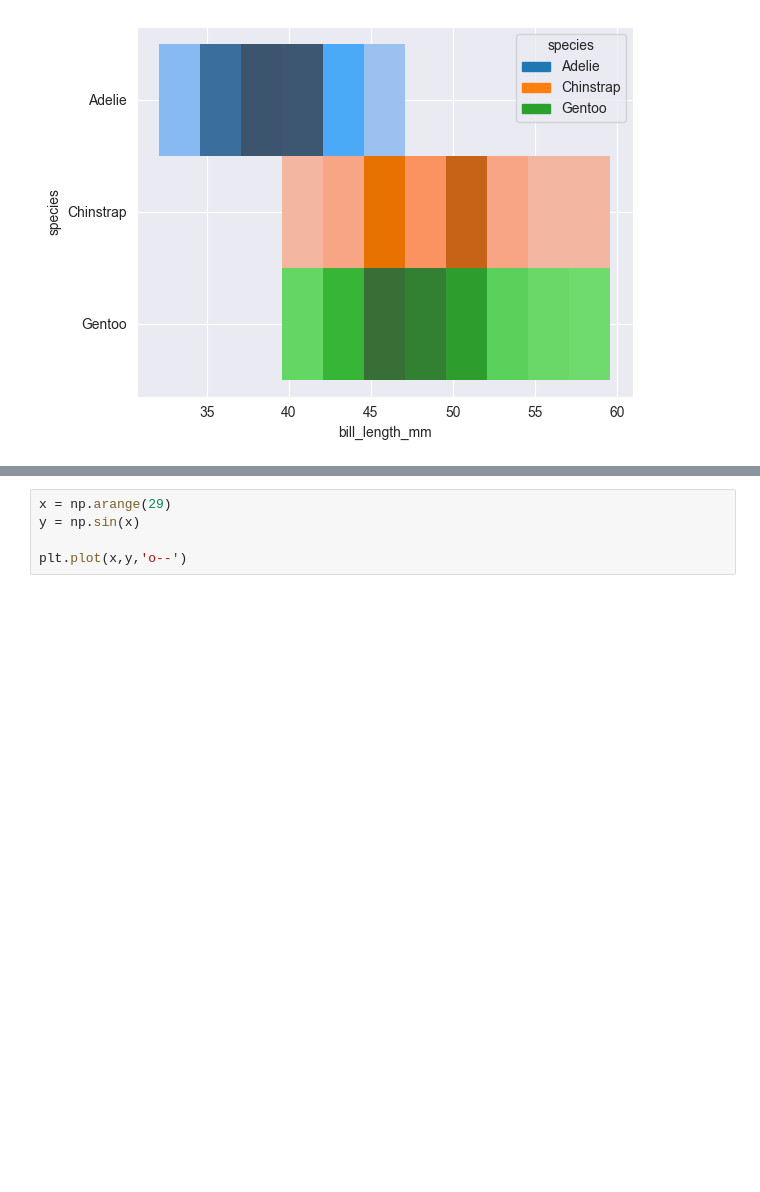
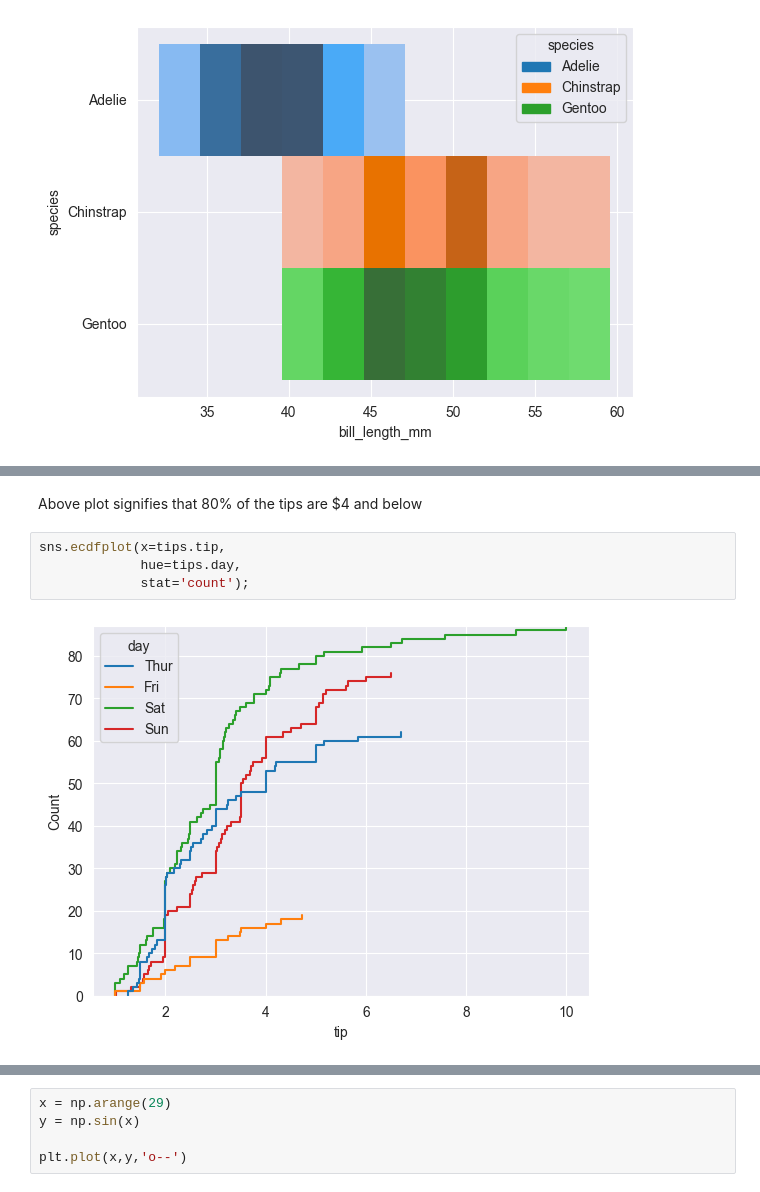
Before and after one commit to daaanishhh002/Graphing-with-Python, a Jupyter notebook: graphing.ipynb, the cells around one changed output, grey strips where cells are left out. Saved outputs shown, nothing was run; the diff lists cells and outputs as text; blank space fills up the shorter version.

```diff
--- a/graphing.ipynb
+++ b/graphing.ipynb
@@ -200,0 +223,8 @@ sns.histplot(x=penguins.bill_length_mm,y=penguins.species,
+# %% [markdown]
+Above plot signifies that 80% of the tips are $4 and below
+# %%
+sns.ecdfplot(x=tips.tip,
+             hue=tips.day,
+             stat='count');
+# %% [output]
+[figure, added]
```
Also changed, not shown: parts of 38 cells of this notebook.
